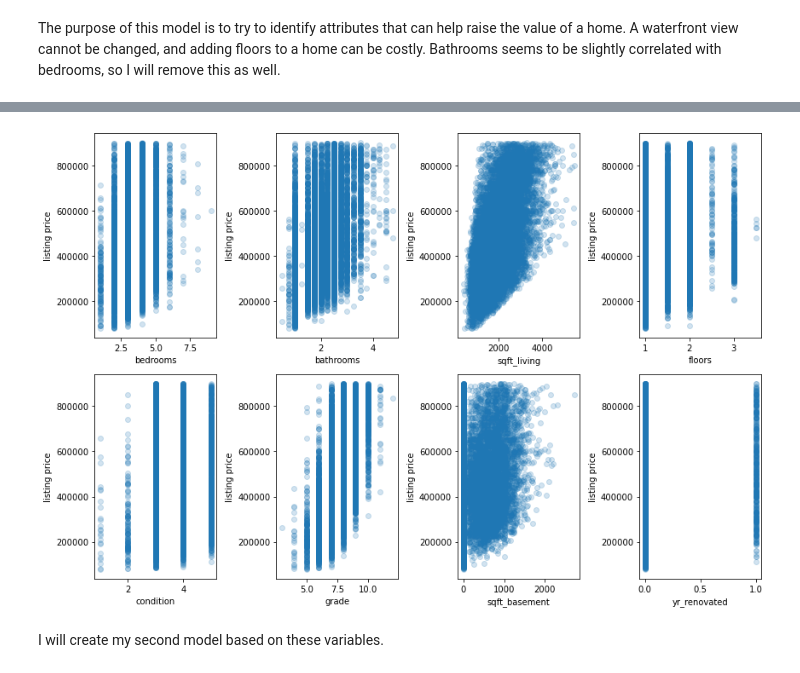
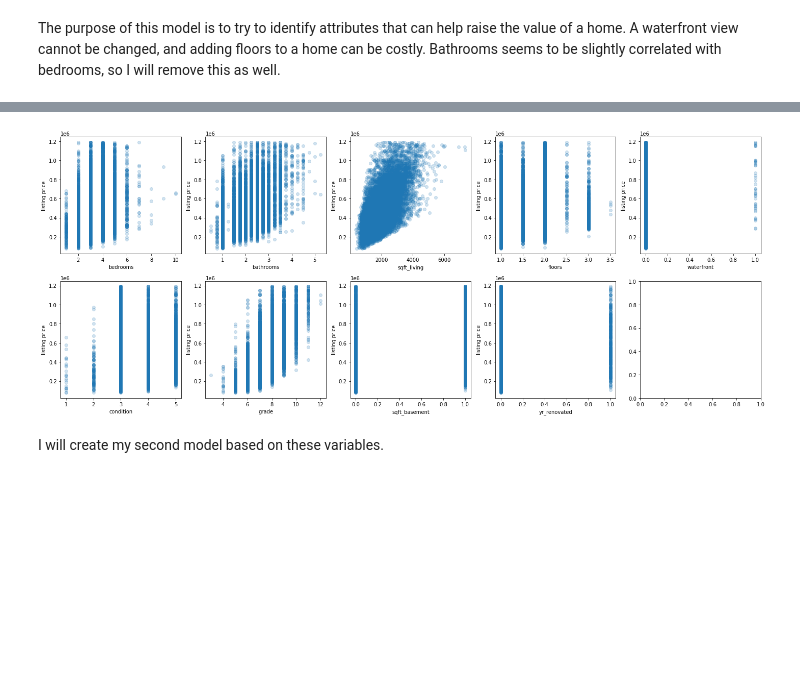
Before and after one commit to justingrisanti/dsc-phase-2-project, a Jupyter notebook: student.ipynb, the cells around one changed output, grey strips where cells are left out. Cells and saved outputs as stored; diff of their text form; code cells hidden in the pictures; blank space fills up the shorter version.

```diff
--- a/student.ipynb
+++ b/student.ipynb
@@ -33,9 +69,3 @@ Before splitting my data into test/train, I ran a histogram of price to further
-# %%
-kc_house = kc_house[kc_house['price']<900000]
-# %%
-kc_house = kc_house[kc_house['bedrooms']<10]
-# %%
-kc_house = kc_house[kc_house['bathrooms']<5]
 # %%
 fig, ax = plt.subplots(figsize=(10, 5))
 
@@ -864,5 +883,5 @@ memory usage: 1.1 MB
 # %%
-x_train_numeric = x_train.drop(['waterfront'], axis =1)
+x_train_numeric = x_train
 # %%
 x_train_numeric
 # %% [output]
@@ -882,16 +901,16 @@ x_train_numeric
 # %%
 scatterplot_data = x_train_numeric
 
-fig, axes = plt.subplots(ncols=4, nrows=2, figsize=(12, 8))
+fig, axes = plt.subplots(ncols=5, nrows=2, figsize=(20, 8))
 fig.set_tight_layout(True)
 
 for index, col in enumerate(scatterplot_data.columns):
-    ax = axes[index//4][index%4]
+    ax = axes[index//5][index%5]
     ax.scatter(x_train_numeric[col], y_train, alpha=0.2)
     ax.set_xlabel(col)
     ax.set_ylabel("listing price")
 # %% [output]
-[figure, old version]
+[figure, new version]
 # %% [markdown]
 I will create my second model based on these variables.
 # %%
```
Also changed, not shown: parts of 59 cells of this notebook.
